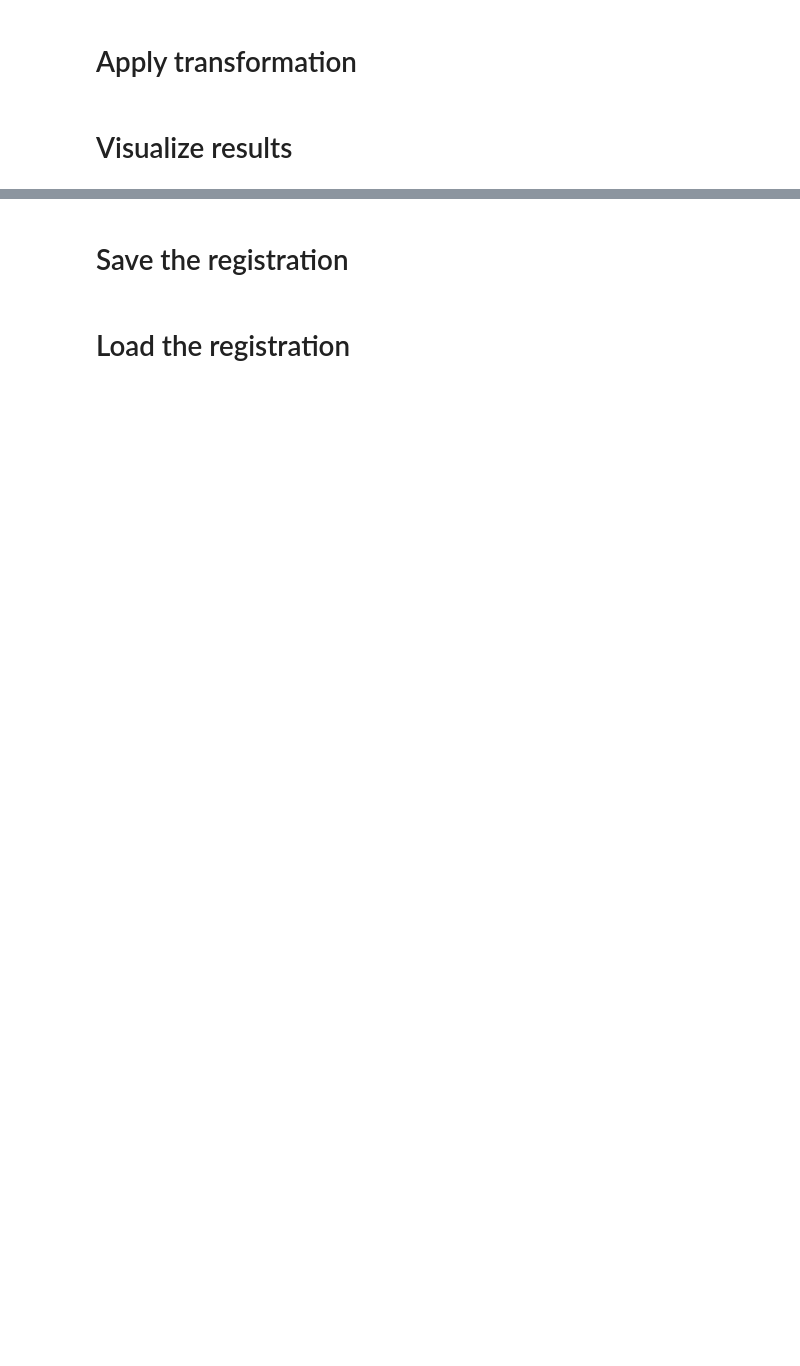
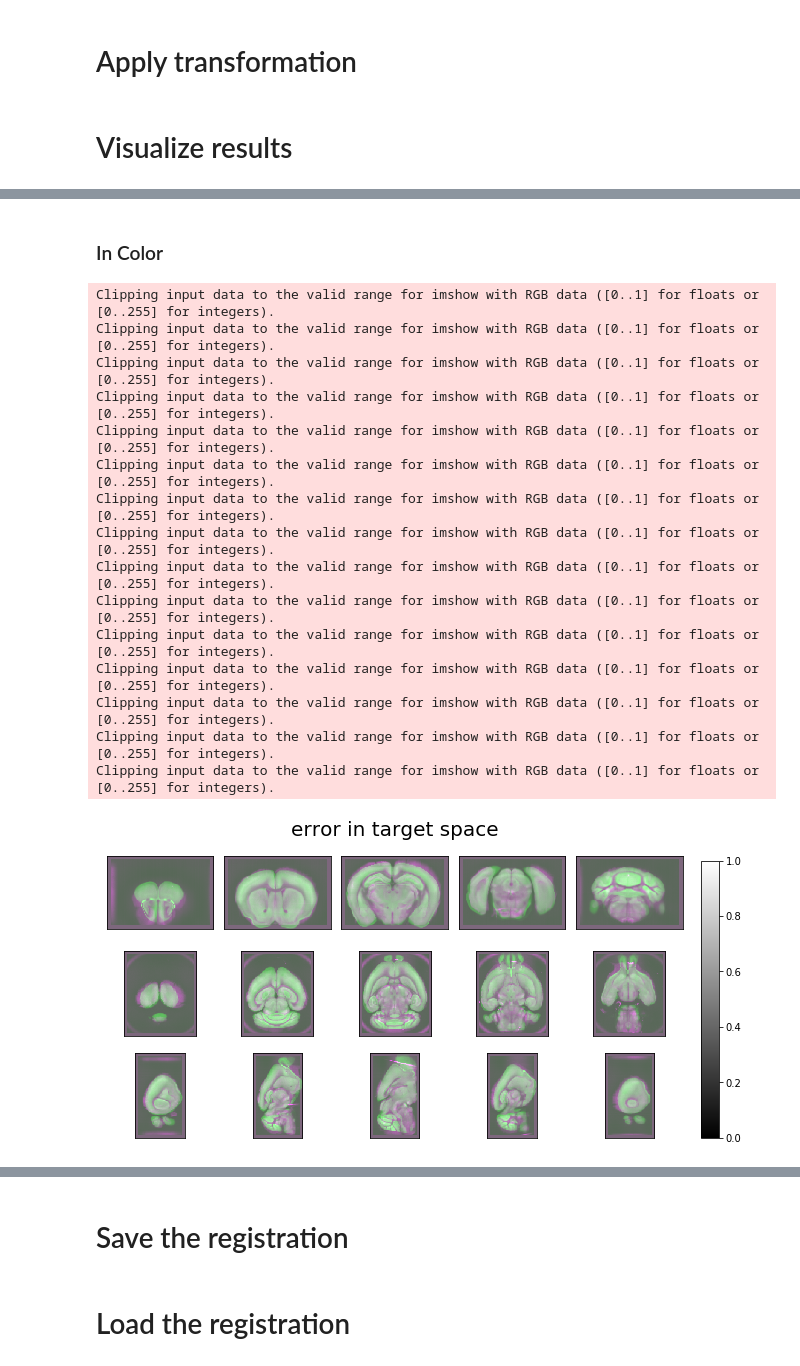
Before and after one commit to neurodata/ardent, a Jupyter notebook: demo/demo.ipynb, the cells around one changed output, grey strips where cells are left out. Cells and saved outputs as stored; diff of their text form; code cells hidden in the pictures; blank space fills up the shorter version.

```diff
--- a/demo/demo.ipynb
+++ b/demo/demo.ipynb
@@ -288,0 +228,32 @@ NameError: name 'ardent' is not defined
+# %% [markdown]
+### In Color
+# %%
+# It is often illuminating to see the errors as color overlays rather than differences.
+
+# If you pass np.stack([image1, image2, image3], axis=-1) to ardent.heatslices instead of just one image,
+# it will interpret them as RGB channels, i.e. [red_channel, green_channel, blue_channel].
+
+# Thus, to display for example the target in purple (red + blue), the atlas in green, and overlap in white (red + blue + green),
+# we can pass in np.stack([target, deformed_atlas, target], axis=-1).
+
+# If you want to use only 2 of [red, green, blue], you should use np.zeros_like(image) in that channel.
+
+ardent.heatslices(np.stack([target, deformed_atlas, target], axis=-1), title='error in target space', limit_mode='stdev')
+ardent.heatslices(np.stack([target, atlas_in_target, target], axis=-1), title='error before registration in target space', limit_mode='stdev')
+# %% [output]
+Clipping input data to the valid range for imshow with RGB data ([0..1] for floats or [0..255] for integers).
+Clipping input data to the valid range for imshow with RGB data ([0..1] for floats or [0..255] for integers).
+Clipping input data to the valid range for imshow with RGB data ([0..1] for floats or [0..255] for integers).
+Clipping input data to the valid range for imshow with RGB data ([0..1] for floats or [0..255] for integers).
+Clipping input data to the valid range for imshow with RGB data ([0..1] for floats or [0..255] for integers).
+Clipping input data to the valid range for imshow with RGB data ([0..1] for floats or [0..255] for integers).
+Clipping input data to the valid range for imshow with RGB data ([0..1] for floats or [0..255] for integers).
+Clipping input data to the valid range for imshow with RGB data ([0..1] for floats or [0..255] for integers).
+Clipping input data to the valid range for imshow with RGB data ([0..1] for floats or [0..255] for integers).
+Clipping input data to the valid range for imshow with RGB data ([0..1] for floats or [0..255] for integers).
+Clipping input data to the valid range for imshow with RGB data ([0..1] for floats or [0..255] for integers).
+Clipping input data to the valid range for imshow with RGB data ([0..1] for floats or [0..255] for integers).
+Clipping input data to the valid range for imshow with RGB data ([0..1] for floats or [0..255] for integers).
+Clipping input data to the valid range for imshow with RGB data ([0..1] for floats or [0..255] for integers).
+Clipping input data to the valid range for imshow with RGB data ([0..1] for floats or [0..255] for integers).
+[figure, added]
```
Also changed, not shown: parts of 28 cells of this notebook, 2 other files.
